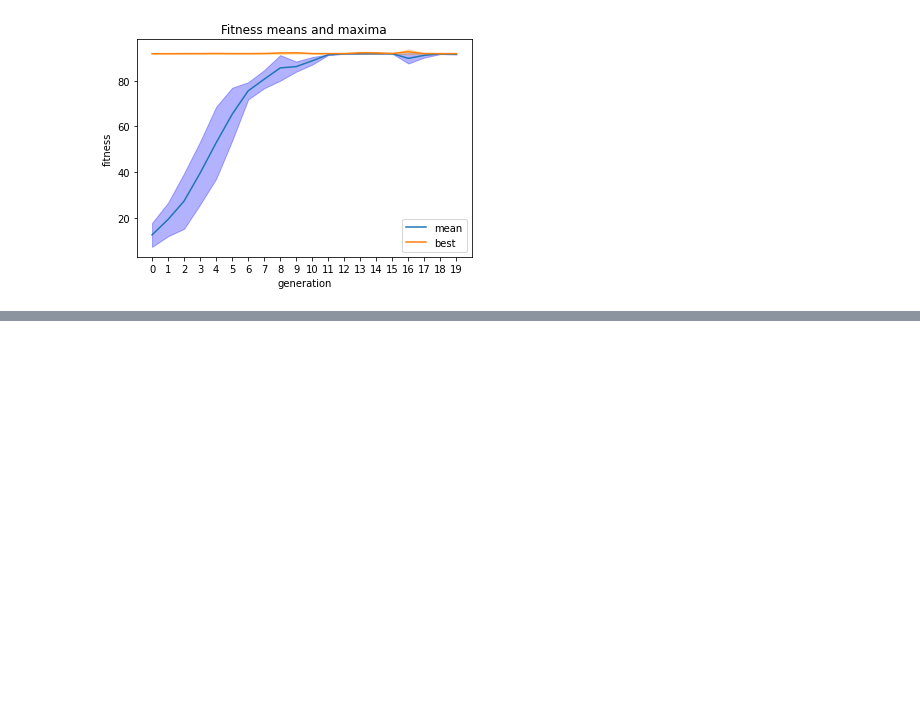
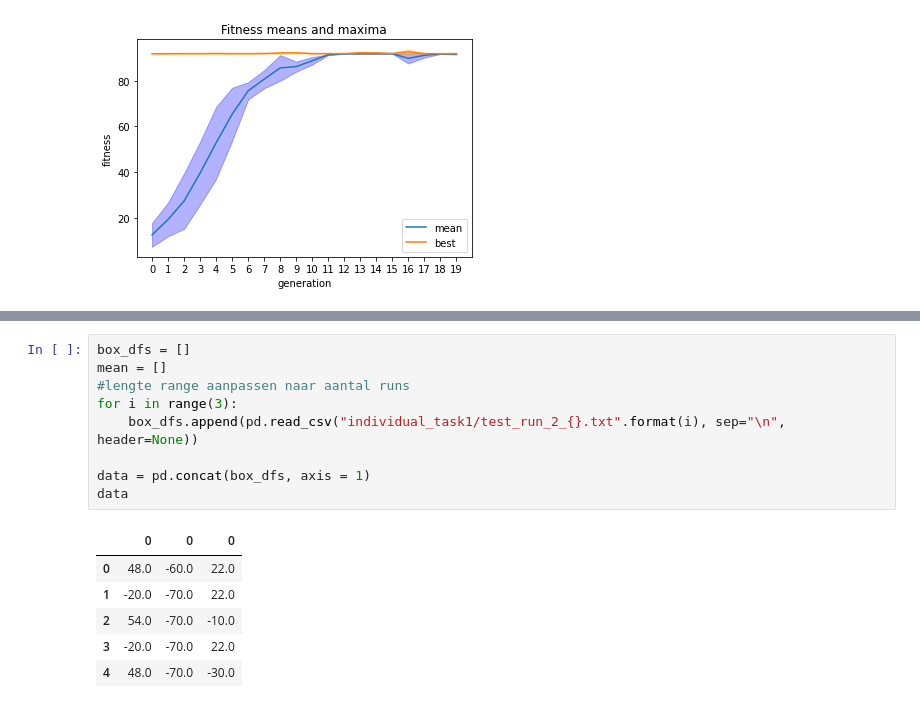
Before and after one commit to Laurens0907/task1, a Jupyter notebook: plots.ipynb, the cells around one changed output, grey strips where cells are left out. Saved outputs shown, nothing was run; the diff lists cells and outputs as text; blank space fills up the shorter version.

```diff
--- a/plots.ipynb
+++ b/plots.ipynb
@@ -60,0 +70,16 @@ plt.show()
+# %%
+box_dfs = []
+mean = []
+#lengte range aanpassen naar aantal runs
+for i in range(3):
+    box_dfs.append(pd.read_csv("individual_task1/test_run_2_{}.txt".format(i), sep="\n", header=None))
+
+data = pd.concat(box_dfs, axis = 1)
+data
+# %% [output]
+|  | 0 | 0 | 0 |
+| 0 | 48.0 | -60.0 | 22.0 |
+| 1 | -20.0 | -70.0 | 22.0 |
+| 2 | 54.0 | -70.0 | -10.0 |
+| 3 | -20.0 | -70.0 | 22.0 |
+| 4 | 48.0 | -70.0 | -30.0 |
```
Also changed, not shown: parts of 5 cells of this notebook.
